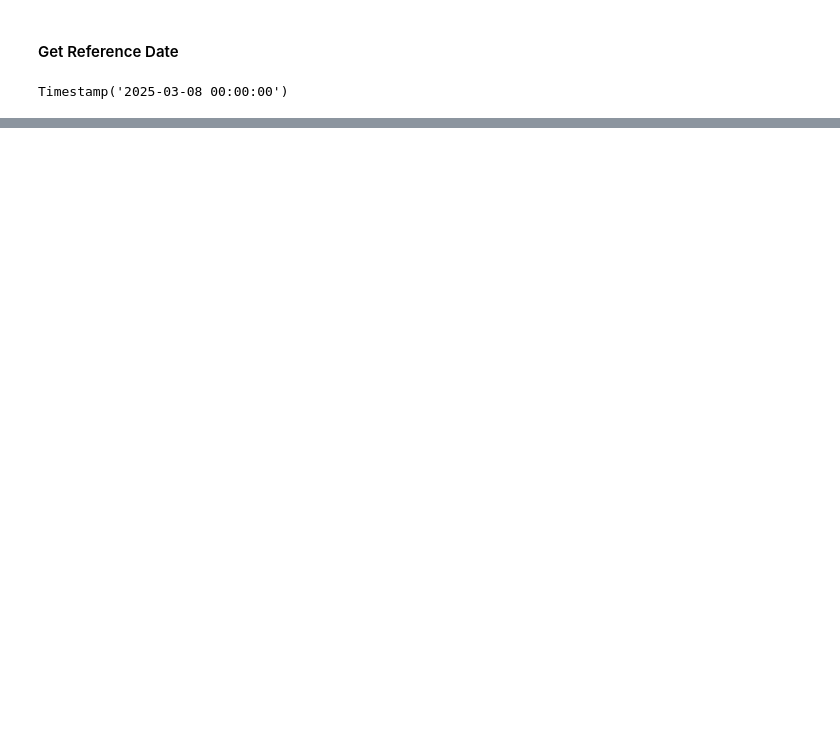
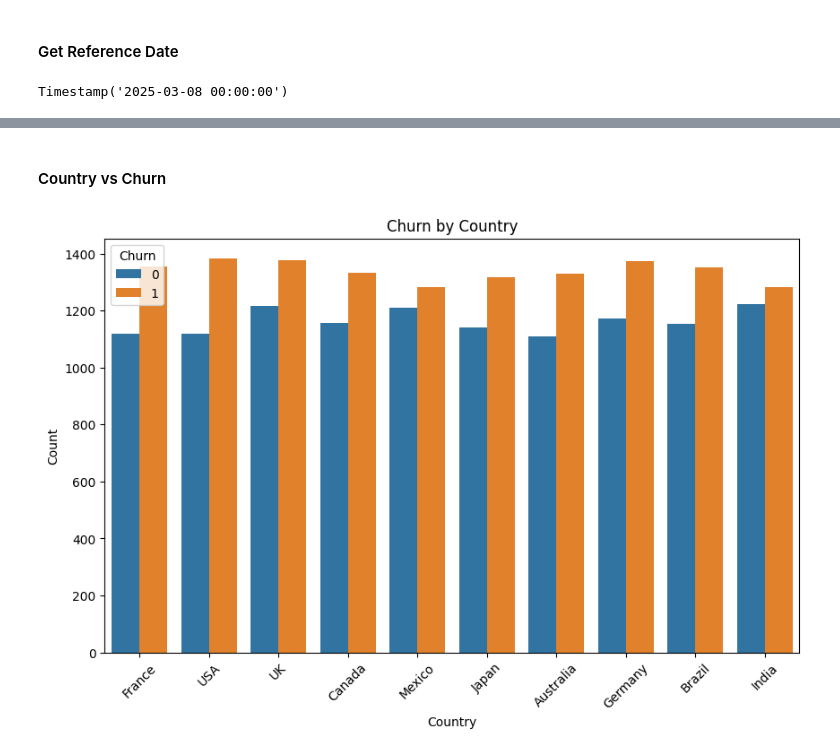
Before and after one commit to sandesh287/data-science-models-ipynb, a Jupyter notebook: netflix_churn_prediction.ipynb, the cells around one changed output, grey strips where cells are left out. Saved outputs shown, nothing was run; the diff lists cells and outputs as text; code cells hidden in the pictures; blank space fills up the shorter version.

```diff
--- a/netflix_churn_prediction.ipynb
+++ b/netflix_churn_prediction.ipynb
@@ -161,0 +311,12 @@ Timestamp('2025-03-08 00:00:00')
+# %% [markdown]
+<h4>Country vs Churn</h4>
+# %%
+plt.figure(figsize=(10,6))
+sns.countplot(x='Country', hue='Churn', data=df1)
+plt.title('Churn by Country')
+plt.xlabel('Country')
+plt.ylabel('Count')
+plt.xticks(rotation=45)
+plt.show()
+# %% [output]
+[figure, added]
```
Also changed, not shown: parts of 81 cells of this notebook.
